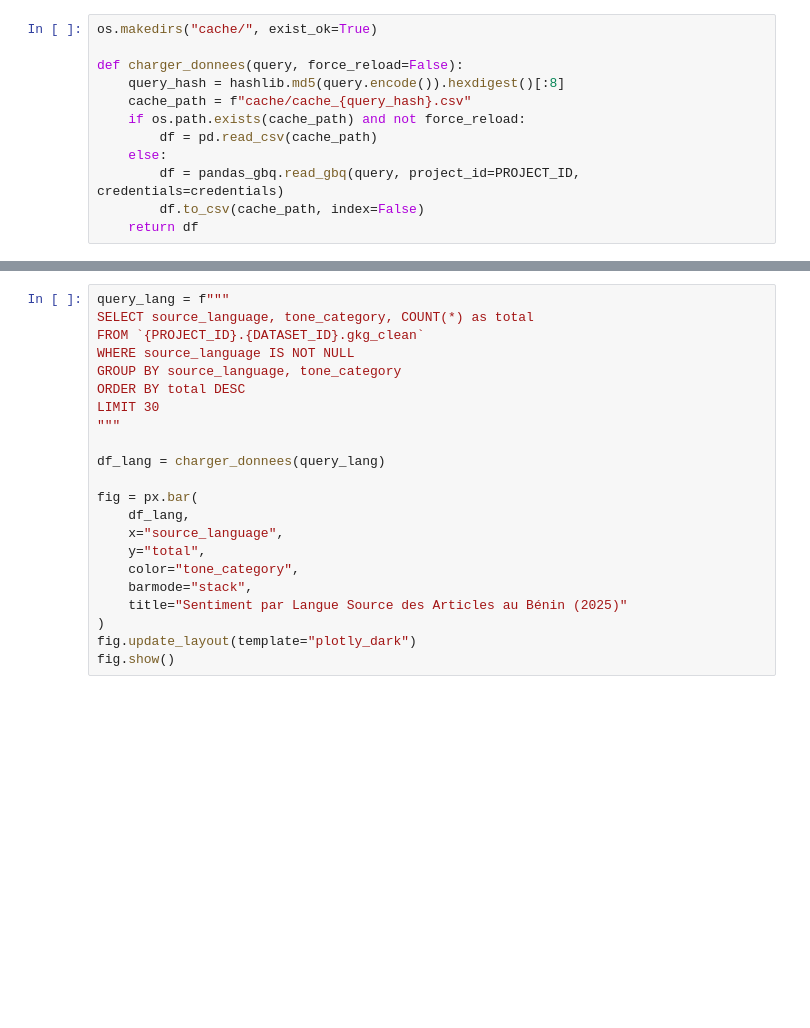
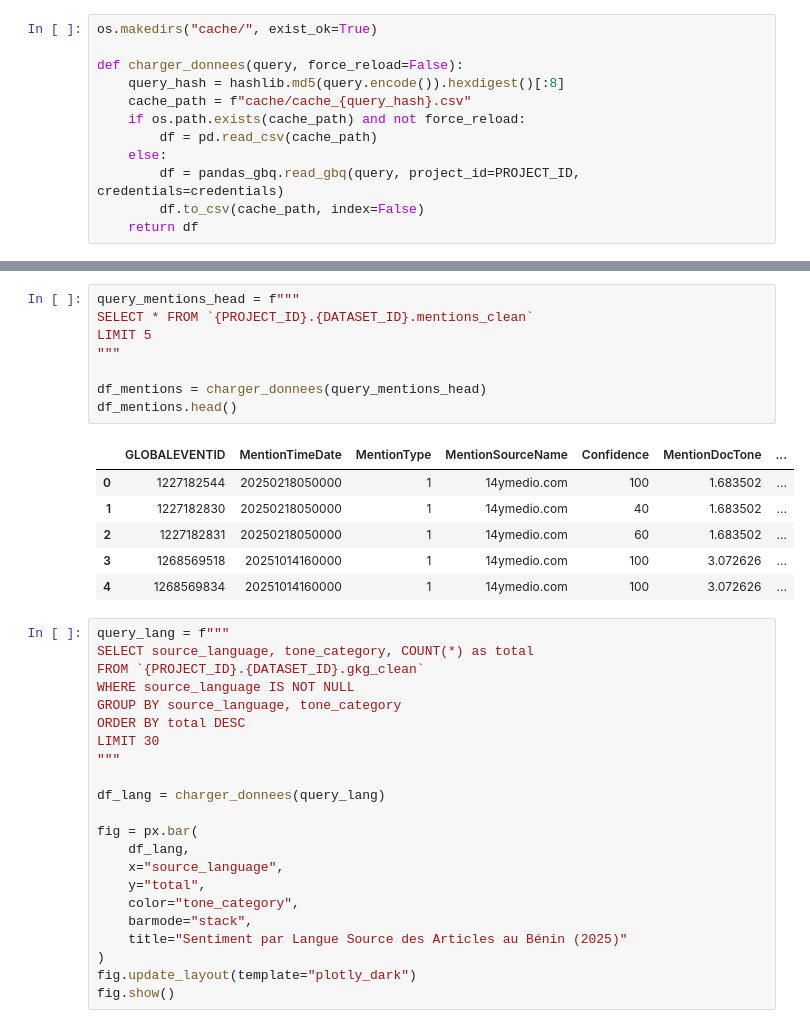
Before and after one commit to charly-anani/GDELT_PROJECT, a Jupyter notebook: notebooks/exploration.ipynb, the cells around one changed output, grey strips where cells are left out. Saved outputs shown, nothing was run; the diff lists cells and outputs as text; blank space fills up the shorter version.

```diff
--- a/notebooks/exploration.ipynb
+++ b/notebooks/exploration.ipynb
@@ -38,3 +70,18 @@ def charger_donnees(query, force_reload=False):
+# %%
+query_mentions_head = f"""
+SELECT * FROM `{PROJECT_ID}.{DATASET_ID}.mentions_clean`
+LIMIT 5
+"""
+
+df_mentions = charger_donnees(query_mentions_head)
+df_mentions.head()
+# %% [output]
+|  | GLOBALEVENTID | MentionTimeDate | MentionType | MentionSourceName | Confidence | MentionDocTone | ... |
+| 0 | 1227182544 | 20250218050000 | 1 | 14ymedio.com | 100 | 1.683502 | ... |
+| 1 | 1227182830 | 20250218050000 | 1 | 14ymedio.com | 40 | 1.683502 | ... |
+| 2 | 1227182831 | 20250218050000 | 1 | 14ymedio.com | 60 | 1.683502 | ... |
+| 3 | 1268569518 | 20251014160000 | 1 | 14ymedio.com | 100 | 3.072626 | ... |
+| 4 | 1268569834 | 20251014160000 | 1 | 14ymedio.com | 100 | 3.072626 | ... |
 # %%
 query_lang = f"""
 SELECT source_language, tone_category, COUNT(*) as total
```
Also changed, not shown: parts of 2 cells of this notebook, 3 other files.
